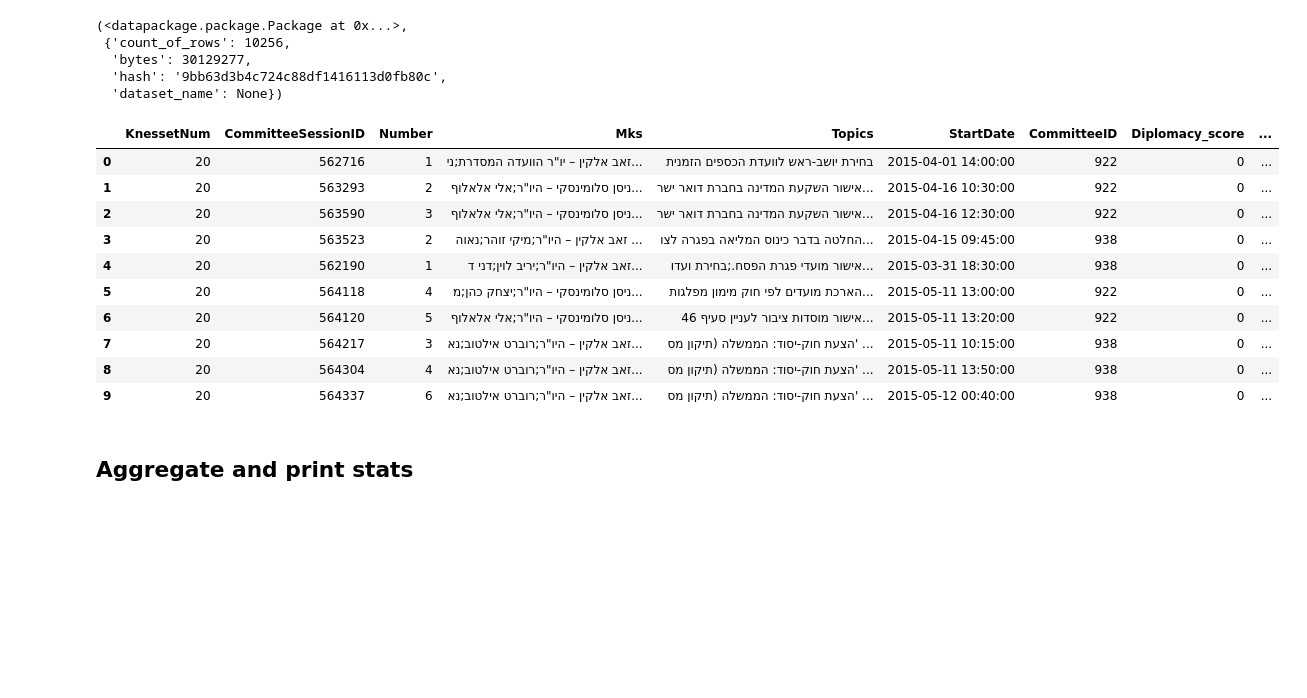
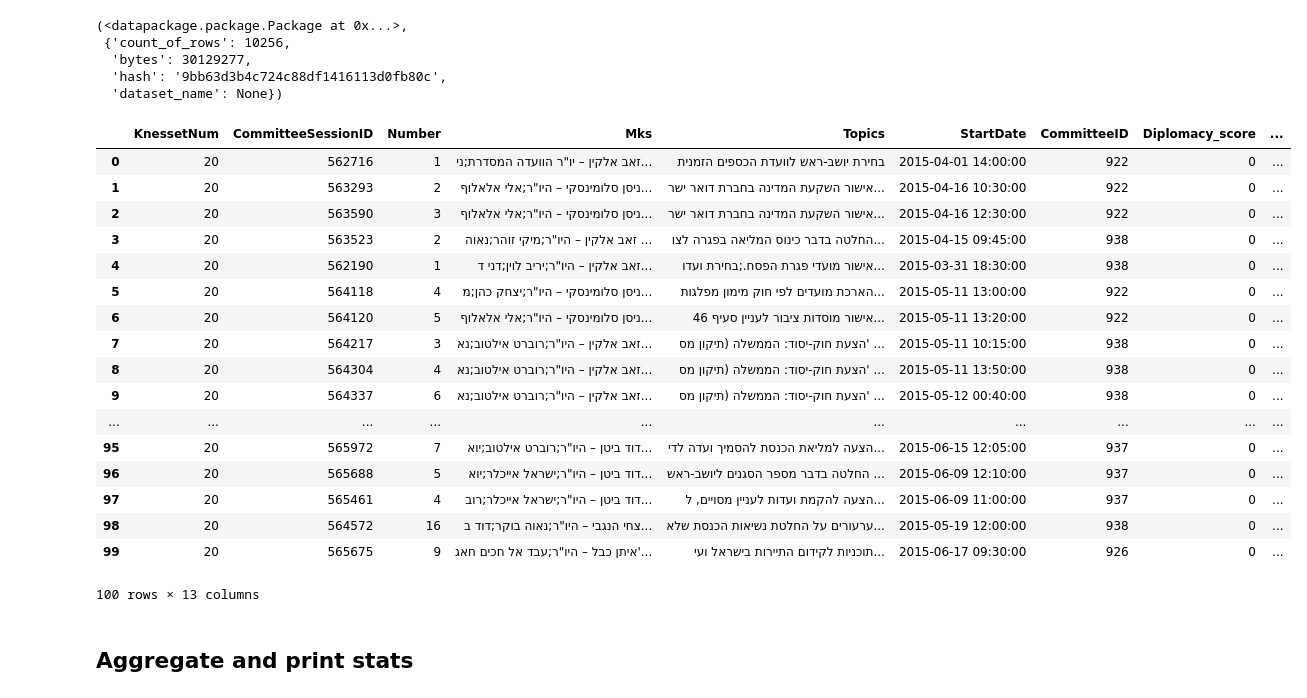
Before and after one commit to hasadna/knesset-data-pipelines, a Jupyter notebook: jupyter-notebooks/calculateTopics.ipynb, the cells around one changed output. Saved outputs shown, nothing was run; the diff lists cells and outputs as text; code cells hidden in the pictures; blank space fills up the shorter version.

```diff
--- a/jupyter-notebooks/calculateTopics.ipynb
+++ b/jupyter-notebooks/calculateTopics.ipynb
@@ -188,20 +200,27 @@ using cache data from .cache/committee-meeting-protocol-parts/files/5/6/562716.c
   'bytes': 30129277,
   'hash': '9bb63d3b4c724c88df1416113d0fb80c',
   'dataset_name': None})
-# %%
-topics_df.head(10)
-# %% [output]
-|  | KnessetNum | CommitteeSessionID | Number | Mks | Topics | StartDate | CommitteeID | Diplomacy_score | ... |
-| 0 | 20 | 562716 | 1 | זאב אלקין – יו"ר הוועדה המסדרת;ני... | בחירת יושב-ראש לוועדת הכספים הזמנית | 2015-04-01 14:00:00 | 922 | 0 | ... |
-| 1 | 20 | 563293 | 2 | ניסן סלומינסקי – היו"ר;אלי אלאלוף... | אישור השקעת המדינה בחברת דואר ישר... | 2015-04-16 10:30:00 | 922 | 0 | ... |
-| 2 | 20 | 563590 | 3 | ניסן סלומינסקי – היו"ר;אלי אלאלוף... | אישור השקעת המדינה בחברת דואר ישר... | 2015-04-16 12:30:00 | 922 | 0 | ... |
-| 3 | 20 | 563523 | 2 | זאב אלקין – היו"ר;מיקי זוהר;נאוה ... | החלטה בדבר כינוס המליאה בפגרה לצו... | 2015-04-15 09:45:00 | 938 | 0 | ... |
-| 4 | 20 | 562190 | 1 | זאב אלקין – היו"ר;יריב לוין;דני ד... | אישור מועדי פגרת הפסח.;בחירת ועדו... | 2015-03-31 18:30:00 | 938 | 0 | ... |
-| 5 | 20 | 564118 | 4 | ניסן סלומינסקי – היו"ר;יצחק כהן;מ... | הארכת מועדים לפי חוק מימון מפלגות... | 2015-05-11 13:00:00 | 922 | 0 | ... |
-| 6 | 20 | 564120 | 5 | ניסן סלומינסקי – היו"ר;אלי אלאלוף... | אישור מוסדות ציבור לעניין סעיף 46... | 2015-05-11 13:20:00 | 922 | 0 | ... |
-| 7 | 20 | 564217 | 3 | זאב אלקין – היו"ר;רוברט אילטוב;נא... | הצעת חוק-יסוד: הממשלה (תיקון מס' ... | 2015-05-11 10:15:00 | 938 | 0 | ... |
-| 8 | 20 | 564304 | 4 | זאב אלקין – היו"ר;רוברט אילטוב;נא... | הצעת חוק-יסוד: הממשלה (תיקון מס' ... | 2015-05-11 13:50:00 | 938 | 0 | ... |
-| 9 | 20 | 564337 | 6 | זאב אלקין – היו"ר;רוברט אילטוב;נא... | הצעת חוק-יסוד: הממשלה (תיקון מס' ... | 2015-05-12 00:40:00 | 938 | 0 | ... |
+# %%
+topics_df[:100]
+# %% [output]
+|  | KnessetNum | CommitteeSessionID | Number | Mks | Topics | StartDate | CommitteeID | Diplomacy_score | ... |
+| 0 | 20 | 562716 | 1 | זאב אלקין – יו"ר הוועדה המסדרת;ני... | בחירת יושב-ראש לוועדת הכספים הזמנית | 2015-04-01 14:00:00 | 922 | 0 | ... |
+| 1 | 20 | 563293 | 2 | ניסן סלומינסקי – היו"ר;אלי אלאלוף... | אישור השקעת המדינה בחברת דואר ישר... | 2015-04-16 10:30:00 | 922 | 0 | ... |
+| 2 | 20 | 563590 | 3 | ניסן סלומינסקי – היו"ר;אלי אלאלוף... | אישור השקעת המדינה בחברת דואר ישר... | 2015-04-16 12:30:00 | 922 | 0 | ... |
+| 3 | 20 | 563523 | 2 | זאב אלקין – היו"ר;מיקי זוהר;נאוה ... | החלטה בדבר כינוס המליאה בפגרה לצו... | 2015-04-15 09:45:00 | 938 | 0 | ... |
+| 4 | 20 | 562190 | 1 | זאב אלקין – היו"ר;יריב לוין;דני ד... | אישור מועדי פגרת הפסח.;בחירת ועדו... | 2015-03-31 18:30:00 | 938 | 0 | ... |
+| 5 | 20 | 564118 | 4 | ניסן סלומינסקי – היו"ר;יצחק כהן;מ... | הארכת מועדים לפי חוק מימון מפלגות... | 2015-05-11 13:00:00 | 922 | 0 | ... |
+| 6 | 20 | 564120 | 5 | ניסן סלומינסקי – היו"ר;אלי אלאלוף... | אישור מוסדות ציבור לעניין סעיף 46... | 2015-05-11 13:20:00 | 922 | 0 | ... |
+| 7 | 20 | 564217 | 3 | זאב אלקין – היו"ר;רוברט אילטוב;נא... | הצעת חוק-יסוד: הממשלה (תיקון מס' ... | 2015-05-11 10:15:00 | 938 | 0 | ... |
+| 8 | 20 | 564304 | 4 | זאב אלקין – היו"ר;רוברט אילטוב;נא... | הצעת חוק-יסוד: הממשלה (תיקון מס' ... | 2015-05-11 13:50:00 | 938 | 0 | ... |
+| 9 | 20 | 564337 | 6 | זאב אלקין – היו"ר;רוברט אילטוב;נא... | הצעת חוק-יסוד: הממשלה (תיקון מס' ... | 2015-05-12 00:40:00 | 938 | 0 | ... |
+| ... | ... | ... | ... | ... | ... | ... | ... | ... | ... |
+| 95 | 20 | 565972 | 7 | דוד ביטן – היו"ר;רוברט אילטוב;יוא... | הצעה למליאת הכנסת להסמיך ועדה לדי... | 2015-06-15 12:05:00 | 937 | 0 | ... |
+| 96 | 20 | 565688 | 5 | דוד ביטן – היו"ר;ישראל אייכלר;יוא... | החלטה בדבר מספר הסגנים ליושב-ראש ... | 2015-06-09 12:10:00 | 937 | 0 | ... |
+| 97 | 20 | 565461 | 4 | דוד ביטן – היו"ר;ישראל אייכלר;רוב... | הצעה להקמת ועדות לעניין מסויים, ל... | 2015-06-09 11:00:00 | 937 | 0 | ... |
+| 98 | 20 | 564572 | 16 | צחי הנגבי – היו"ר;נאוה בוקר;דוד ב... | ערעורים על החלטת נשיאות הכנסת שלא... | 2015-05-19 12:00:00 | 938 | 0 | ... |
+| 99 | 20 | 565675 | 9 | איתן כבל – היו"ר;עבד אל חכים חאג'... | תוכניות לקידום התיירות בישראל ועי... | 2015-06-17 09:30:00 | 926 | 0 | ... |
+100 rows × 13 columns
 # %%
 with open("topics_output.csv", 'w') as f:
     f.write(topics_df.to_csv())
```
Also changed, not shown: parts of 4 cells of this notebook, 2 other files.
